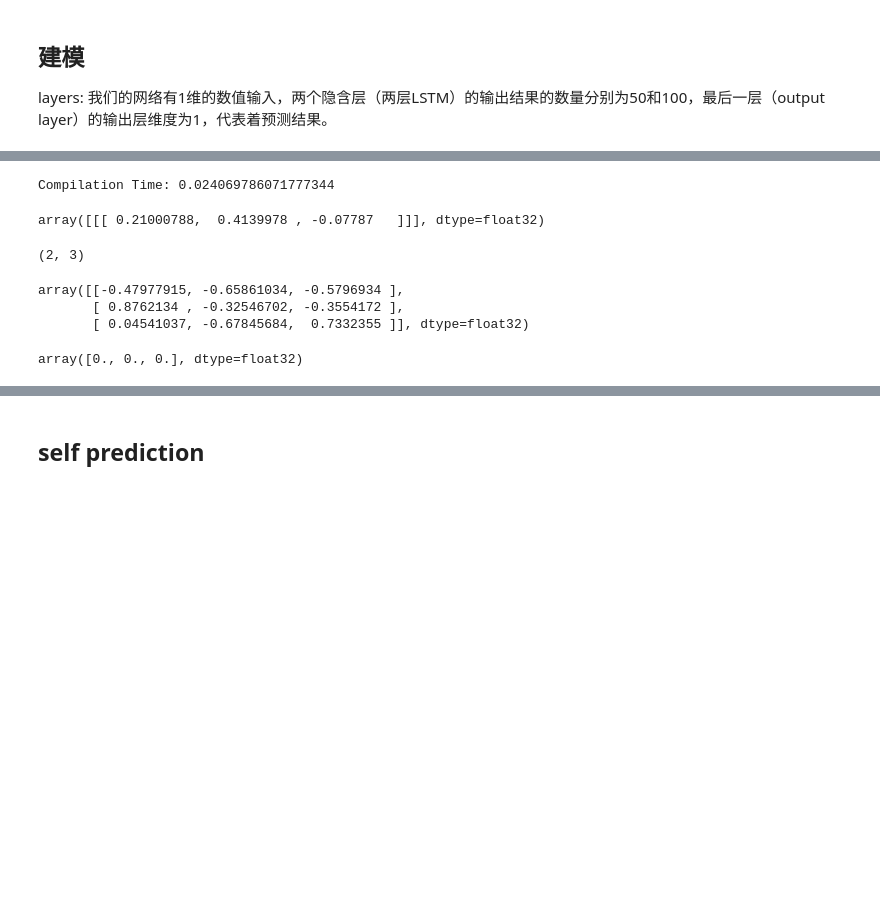
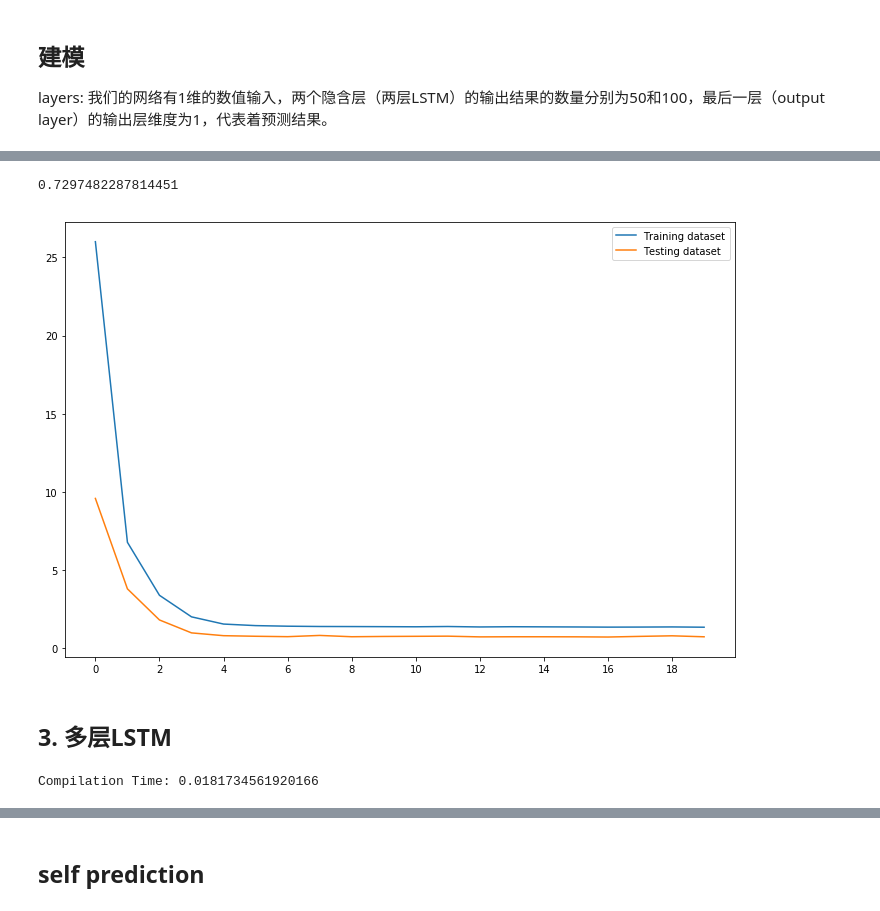
Before and after one commit to 1148030615/Tencent_Education_Deep_Learning_Course, a Jupyter notebook: bikes_prediction_Time_Series_RNN.ipynb, the cells around one changed output, grey strips where cells are left out. Saved outputs shown, nothing was run; the diff lists cells and outputs as text; code cells hidden in the pictures; blank space fills up the shorter version.

```diff
--- a/bikes_prediction_Time_Series_RNN.ipynb
+++ b/bikes_prediction_Time_Series_RNN.ipynb
@@ -104,0 +282,13 @@ layers: 我们的网络有1维的数值输入，两个隐含层（两层LSTM）
+# %%
+min(history_2.history["val_loss"])
+# %% [output]
+0.7297482287814451
+# %%
+plt.figure(figsize = (12, 8))
+plt.plot(history_2.history["loss"])
+plt.plot(history_2.history["val_loss"])
+plt.legend(["Training dataset", "Testing dataset"])
+plt.xticks(range(0, 20, 2))
+plt.show()
+# %% [output]
+[figure, added]
@@ -105,28 +304,27 @@ layers: 我们的网络有1维的数值输入，两个隐含层（两层LSTM）
+# %% [markdown]
+## 3. 多层LSTM
 # %%
-from keras.layers import SimpleRNN
 model = Sequential()
-layers = [1, 50, 100, 1]
+
 # 第一层
-model.add(SimpleRNN(
-        layers[1], # 我们输入的是一维的，所以定义输入的维度为1
+model.add(LSTM(
+        50, # 我们输入的是一维的，所以定义输入的维度为1
         input_shape = (None, 1), # 这一层的输出数量
         return_sequences = True))
 model.add(Dropout(0.2))
 
-# 第二层，直接填写我们期望的输出数量 (layers[2])就可以了，Keras会自动处理上一层输入操作等等。
-model.add(SimpleRNN(
-       layers[2],
+# 第二层
+model.add(LSTM(100,
        return_sequences = False)) # 主要是多对一的关系，一般是最后一层
 model.add(Dropout(0.2))
 
 # 第三层， 最后一层用Dense,也就是上一层的输出结果全部都乘以一个举证，最终得到一个数。由于这里是进行线性回归操作，所以激活函数填linera
-model.add(Dense(
-        layers[3] # 期望的输出个数是layers[3]
-        ))
+model.add(Dense(1)) # 期望的输出个数是layers[3]
+
 model.add(Activation("linear"))
 
 start = time.time()
-model.compile(loss = "mse", optimizer = "rmsprop")  # rmsprop 线性回归问题的标准做法
+model.compile(loss = "mse", optimizer = "rmsprop")  # rmsprop 线性回归问题的标准做法， ADAM（）
 print("Compilation Time:", time.time() - start)
 # %% [output]
-Compilation Time: 0.024069786071777344
+Compilation Time: 0.0181734561920166
@@ -144,22 +330,0 @@ model.compile(loss = "mse", optimizer = "rmsprop")  # rmsprop 线性回归问题
-# %%
-X = np.array([[[1,2]]])
-model.predict(X)
-# %% [output]
-array([[[ 0.21000788,  0.4139978 , -0.07787   ]]], dtype=float32)
-# %%
-# W
-model.get_weights()[0].shape
-# %% [output]
-(2, 3)
-# %%
-# U
-model.get_weights()[1]
-# %% [output]
-array([[-0.47977915, -0.65861034, -0.5796934 ],
-       [ 0.8762134 , -0.32546702, -0.3554172 ],
-       [ 0.04541037, -0.67845684,  0.7332355 ]], dtype=float32)
-# %%
-# bias
-model.get_weights()[2]
-# %% [output]
-array([0., 0., 0.], dtype=float32)
```
Also changed, not shown: parts of 56 cells of this notebook.
